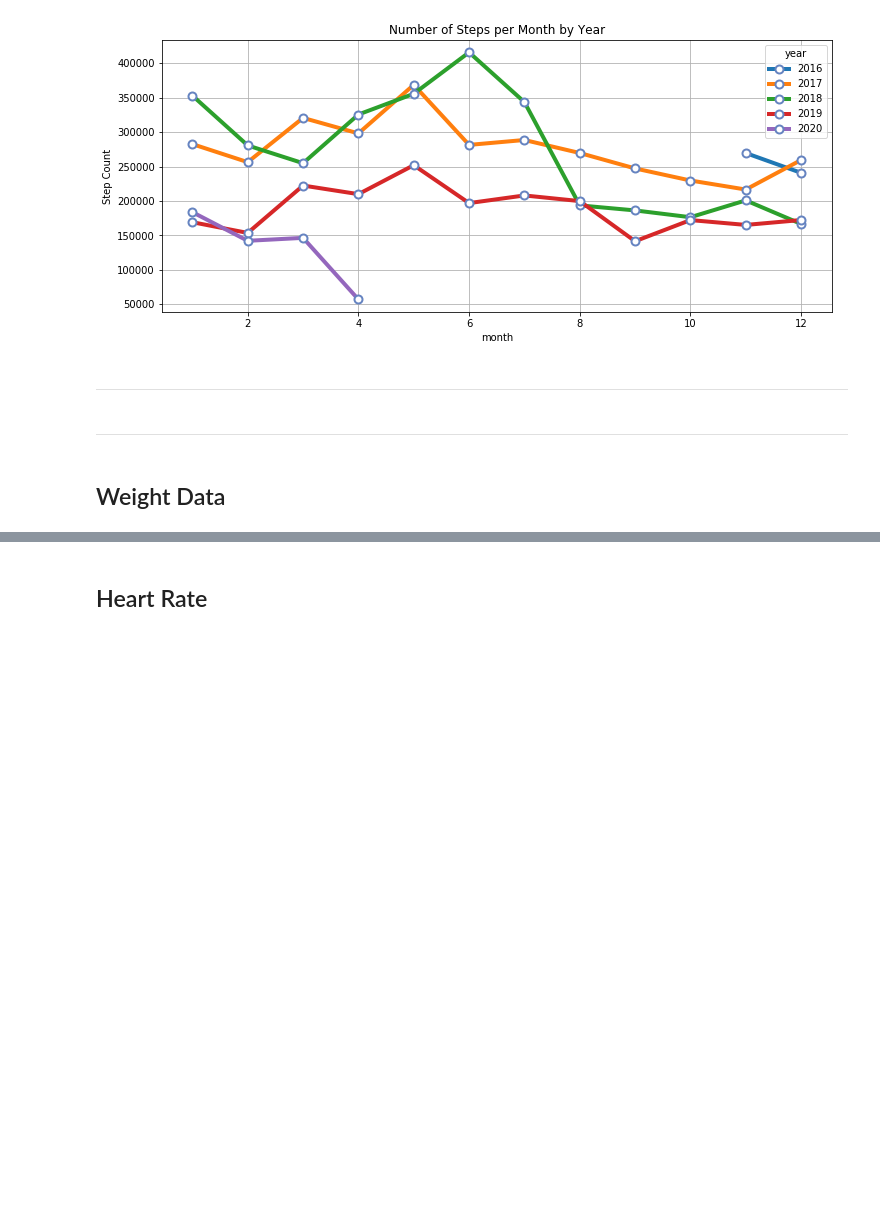
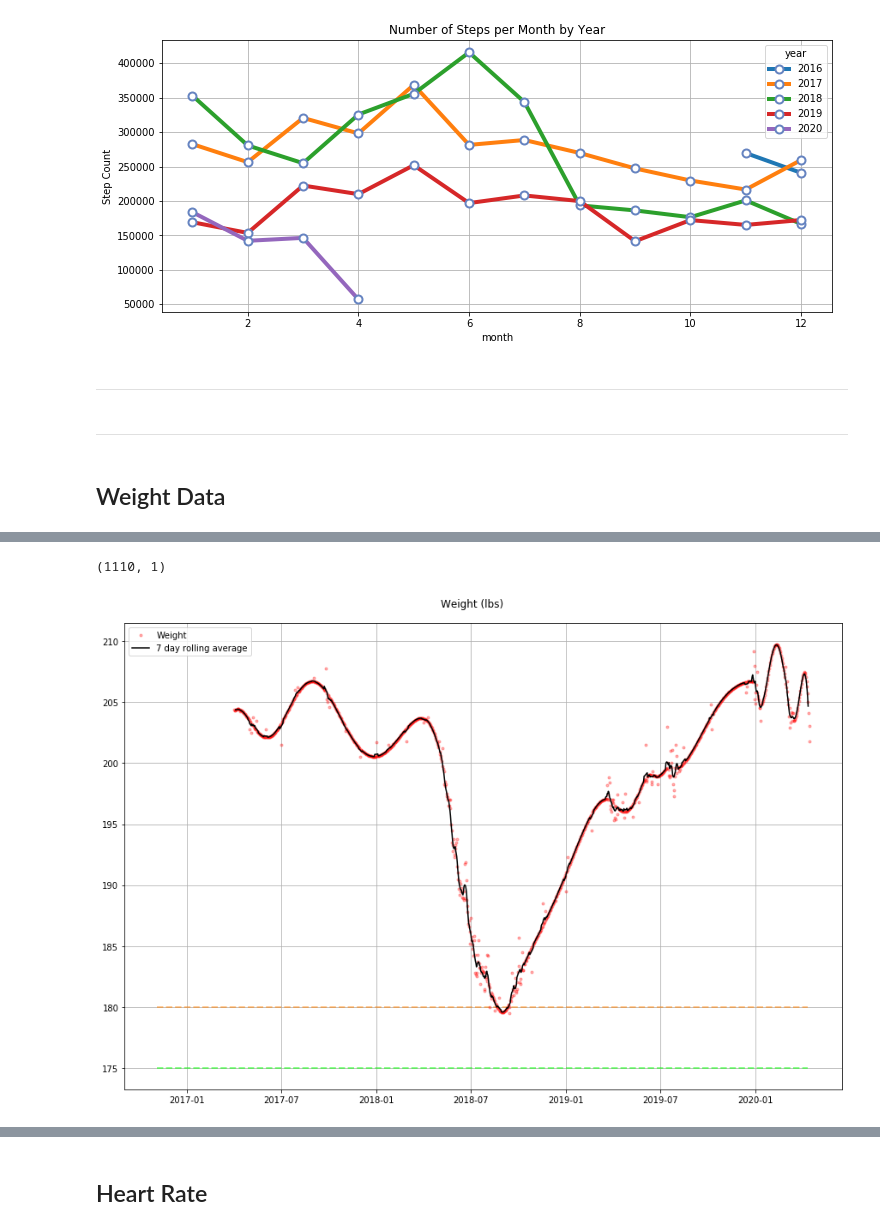
Before and after one commit to gregmames/qs_ledger, a Jupyter notebook: apple_health/apple_health_data_processor.ipynb, the cells around one changed output, grey strips where cells are left out. Saved outputs shown, nothing was run; the diff lists cells and outputs as text; code cells hidden in the pictures; blank space fills up the shorter version.

```diff
--- a/apple_health/apple_health_data_processor.ipynb
+++ b/apple_health/apple_health_data_processor.ipynb
@@ -329,0 +302,34 @@ plt.show()
+# %%
+# parse out date and time elements
+weight3 =weight.copy()
+weight3['Date'] = pd.to_datetime(weight3['date'])
+
+#sort by date and reindex
+weight3 = weight3.sort_values(by='Date', ignore_index=True)
+
+#set Date as index
+weight3 = weight3.drop('date', axis=1).set_index('Date')
+
+#resample by day and interpolate missing values using splines
+weight3 = weight3.resample('D').interpolate(method='spline', order = 4, axis = 0)
+print(weight3.shape)
+
+#create a 7day rolling average
+weight3['rolling_avg']=weight3.rolling(window=7, center=True).mean()
+
+#plot it
+plt.figure(figsize=[15,10])
+plt.suptitle('Weight (lbs)', fontsize=12, y=.92)
+plt.grid(True)
+plt.plot(weight3['Weight'], 'r.', alpha=0.3,label='Weight')
+plt.plot(weight3['rolling_avg'], c='k',label='7 day rolling average')
+
+plt.hlines(180,steps_by_date2.index.min(), steps_by_date2.index.max(), linestyles='dashed', colors=(1,.5,0,0.5), linewidths=(2,))
+plt.hlines(175,steps_by_date2.index.min(), steps_by_date2.index.max(), linestyles='dashed', colors=(0,1,0,0.5), linewidths=(2,))
+
+plt.legend(loc=2)
+
+plt.show()
+# %% [output]
+(1110, 1)
+[figure, added]
```
Also changed, not shown: parts of 34 cells of this notebook, 4 other files.
